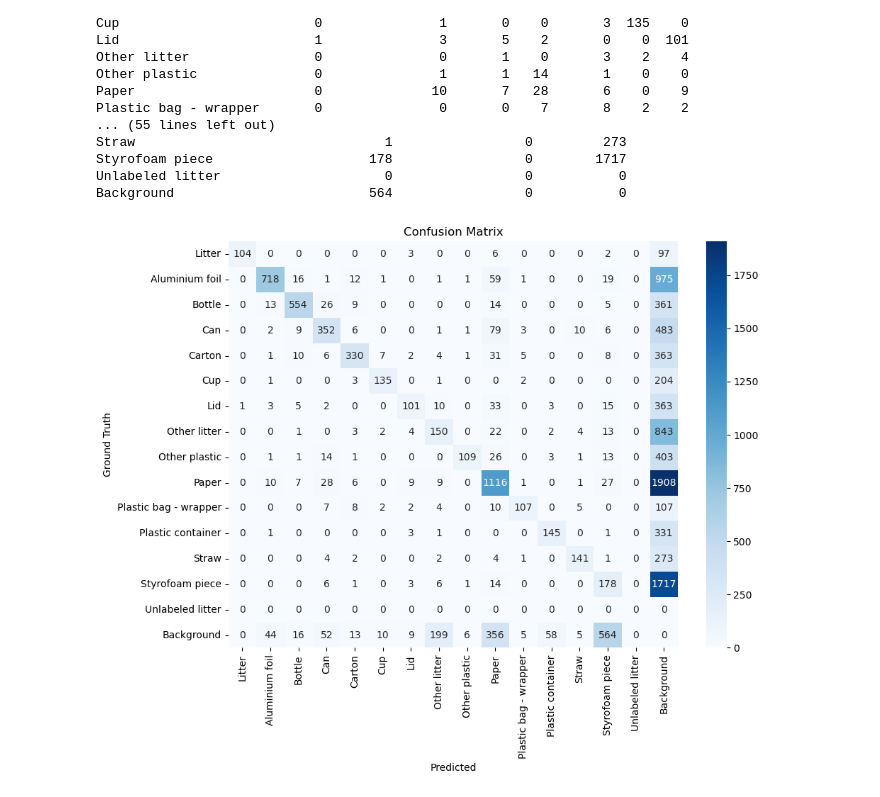
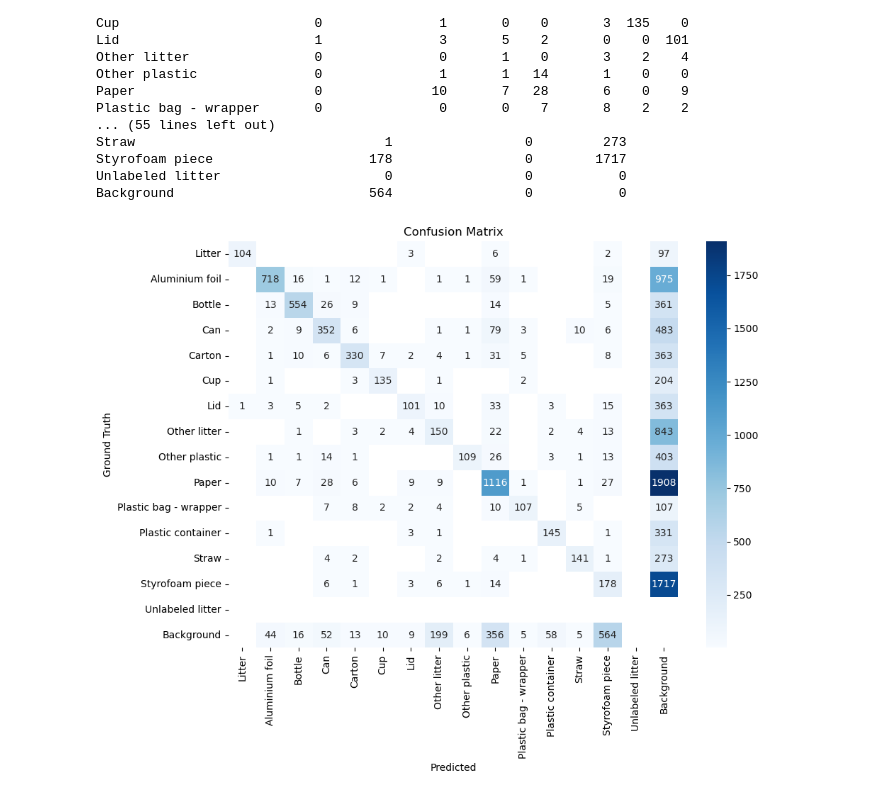
Before and after one commit to isaac-berlin/CV_Garbage_Detection, a Jupyter notebook: src/eval.ipynb, the cells around one changed output. Drawn from its saved outputs; the diff is of its cells as text; code cells hidden in the pictures.

Commit message:
updated confusion matrix to match with the rest of the group

```diff
--- a/src/eval.ipynb
+++ b/src/eval.ipynb
@@ -472,14 +472,16 @@ Styrofoam piece                    178                 0        1717
 Unlabeled litter                     0                 0           0
 Background                         564                 0           0
 # %%
+confusion_matrix = confusion_matrix.replace(0, np.nan)
+
 plt.figure(figsize=(10, 8))
-sns.heatmap(confusion_matrix, annot=True, fmt="d", cmap="Blues", cbar=True)
+sns.heatmap(confusion_matrix, annot=True, fmt=".0f", cmap="Blues", cbar=True)
 plt.title("Confusion Matrix")
 plt.ylabel("Ground Truth")
 plt.xlabel("Predicted")
 plt.xticks(rotation=90)
 plt.yticks(rotation=0)
 plt.tight_layout()
 plt.show()
 # %% [output]
-[figure, old version]
+[figure, new version]
```
Also changed, not shown: 1 other file.
